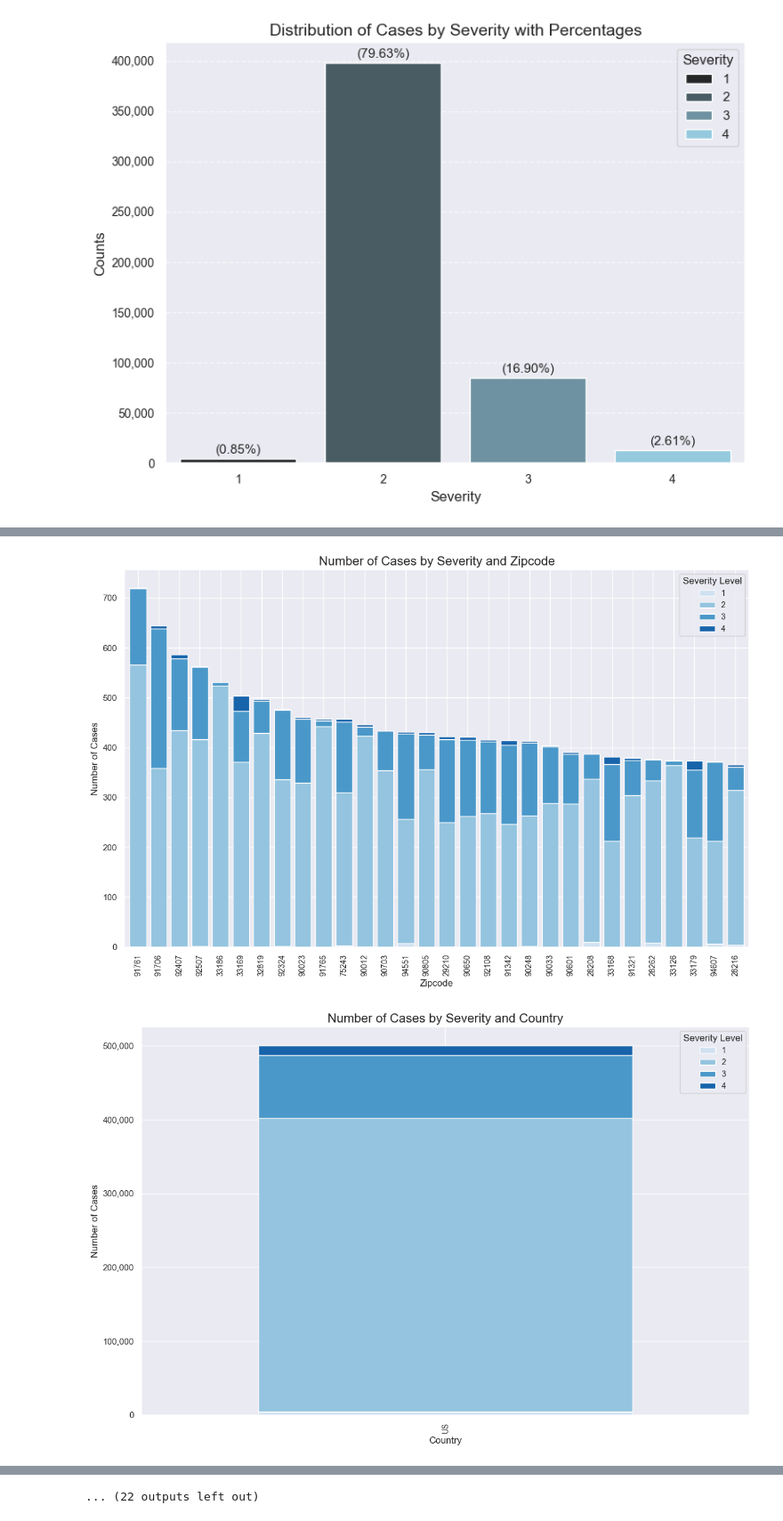
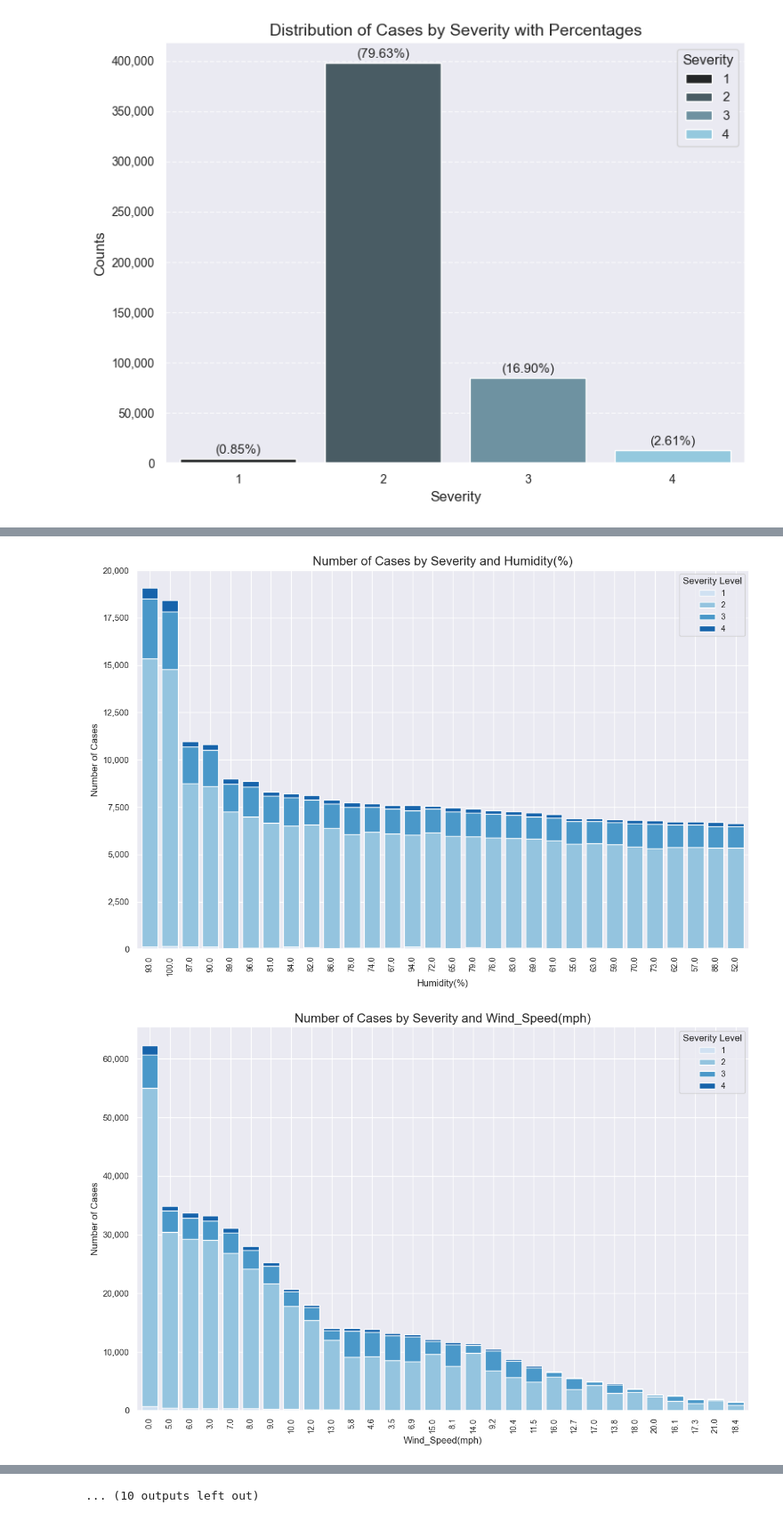
Before and after one commit to win-laeyee/traffic_accident_severity_prediction, a Jupyter notebook: notebooks/eda.ipynb, the cells around one changed output, grey strips where cells are left out. Shown at 89% size. Drawn from its saved outputs; the diff is of its cells as text; code cells hidden in the pictures.

Commit message:
Feat: remove graphs based on report, limit value on graph graph if too many extreme values

```diff
--- a/notebooks/eda.ipynb
+++ b/notebooks/eda.ipynb
@@ -112,14 +112,10 @@ def plot_severity_distribution(data, group_by_column, figsize=(12, 8), top_n=Non
     plt.tight_layout()
     plt.show()
 # %%
-columns_to_plot = ['City', 'County', 'State', 'Zipcode', 'Country', 'Timezone',
-       'Airport_Code', 'Weather_Timestamp', 'Temperature(F)', 'Wind_Chill(F)',
-       'Humidity(%)', 'Pressure(in)', 'Visibility(mi)', 'Wind_Direction',
-       'Wind_Speed(mph)', 'Precipitation(in)', 'Weather_Condition', 'Amenity',
-       'Bump', 'Crossing', 'Give_Way', 'Junction', 'No_Exit', 'Railway',
-       'Roundabout', 'Station', 'Stop', 'Traffic_Calming', 'Traffic_Signal',
-       'Turning_Loop', 'Sunrise_Sunset', 'Civil_Twilight', 'Nautical_Twilight',
-       'Astronomical_Twilight']
+columns_to_plot = ['City', 'State',
+                   'Temperature(F)', 'Humidity(%)', 'Wind_Speed(mph)', 'Visibility(mi)',
+                   'Bump', 'Crossing', 'Give_Way', 'Junction', 'No_Exit', 'Railway','Roundabout', 'Station', 'Stop', 'Traffic_Calming', 'Traffic_Signal','Turning_Loop',
+                   'Sunrise_Sunset', 'Civil_Twilight', 'Nautical_Twilight', 'Astronomical_Twilight']
 
 for column in columns_to_plot:
     plot_severity_distribution(df, group_by_column=column, top_n=30)
@@ -130,2 +126,2 @@ for column in columns_to_plot:
-[figure, old version]
+[figure, new version]
-[figure, old version]
+[figure, new version]
@@ -139,4 +135,4 @@ for column in columns_to_plot:
-... (22 outputs left out)
+... (10 outputs left out)
 # %%
 df['Start_Time'] = df['Start_Time'].str.replace(r'\.\d+$', '', regex=True) # removes the fractional seconds (.000000000)
 df['End_Time'] = df['End_Time'].str.replace(r'\.\d+$', '', regex=True)
```
Also changed, not shown: parts of 6 cells of this notebook.
